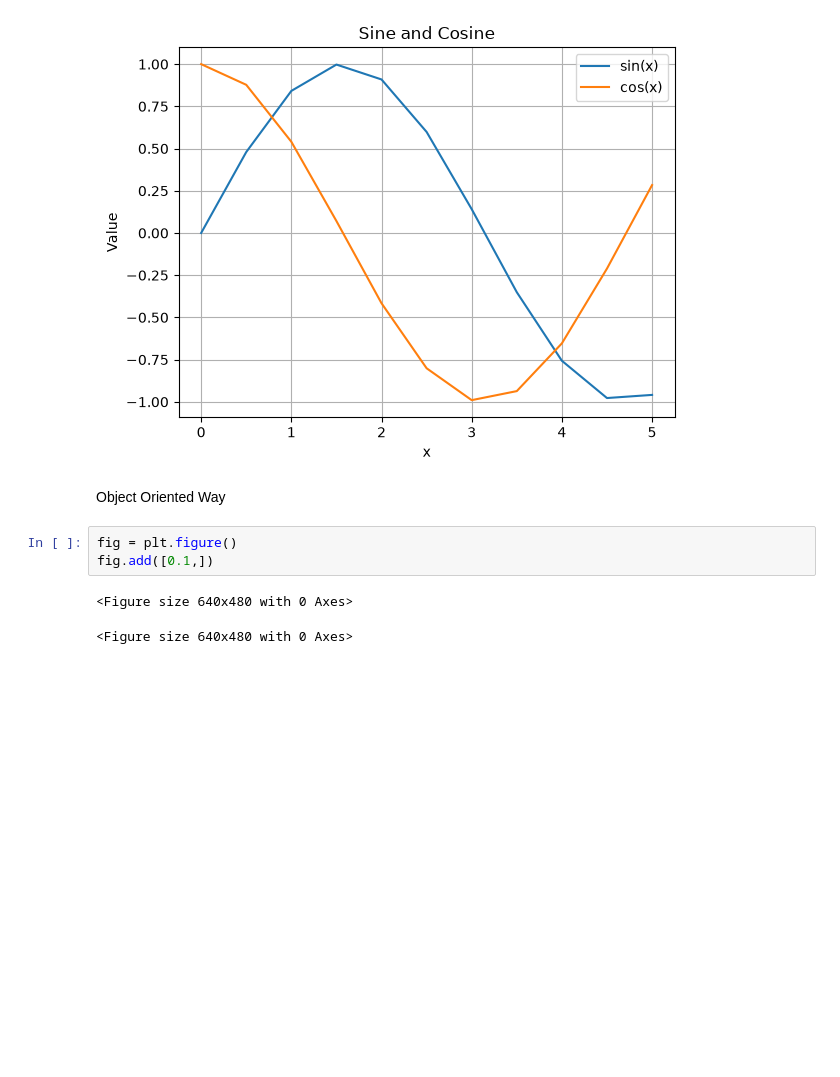
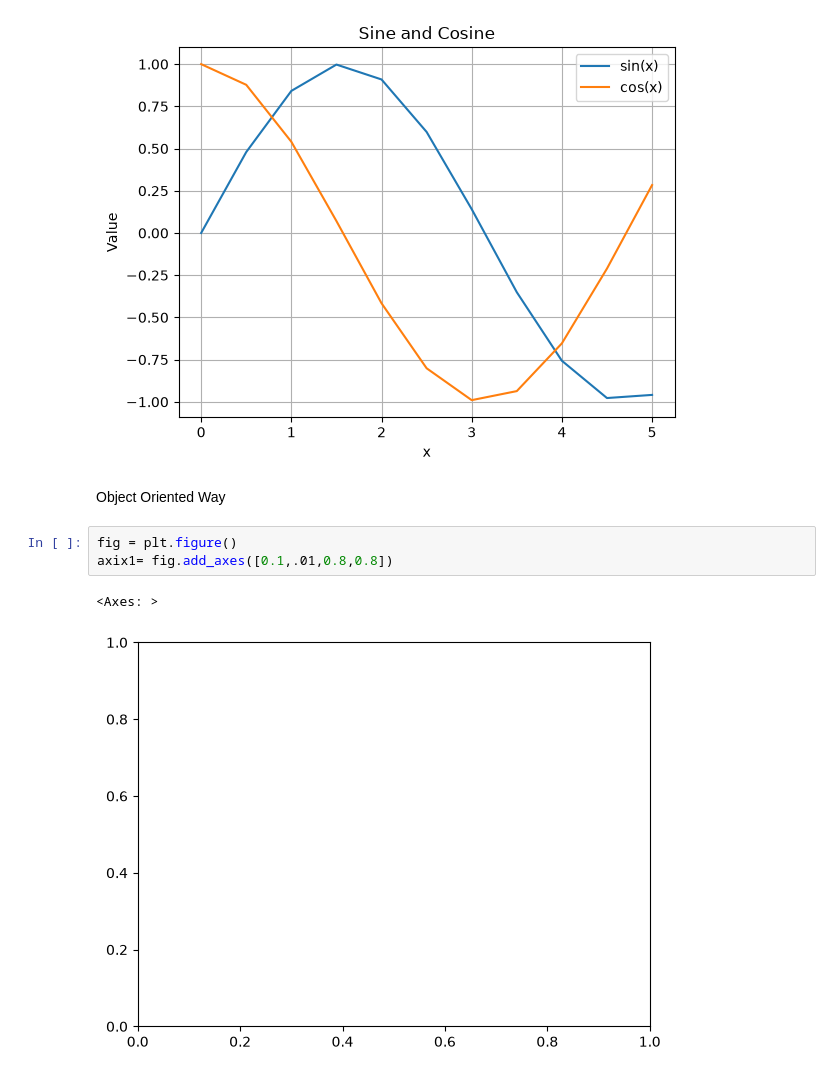
Before and after one commit to Mayankjoshi009/Python-, a Jupyter notebook: Matplotlib & Seaborn/Matplotlib.ipynb, the cells around one changed output. Drawn from its saved outputs; the diff is of its cells as text; blank space fills up the shorter version.

Commit message:
Update execution counts and fix figure initialization in Matplotlib notebook

```diff
--- a/Matplotlib & Seaborn/Matplotlib.ipynb
+++ b/Matplotlib & Seaborn/Matplotlib.ipynb
@@ -56,7 +56,7 @@ plt.show()
 Object Oriented Way
 # %%
 fig = plt.figure()
-fig.add([0.1,])
+axix1= fig.add_axes([0.1,.01,0.8,0.8])
 # %% [output]
-<Figure size 640x480 with 0 Axes>
+<Axes: >
-<Figure size 640x480 with 0 Axes>
+[figure, added]
```
